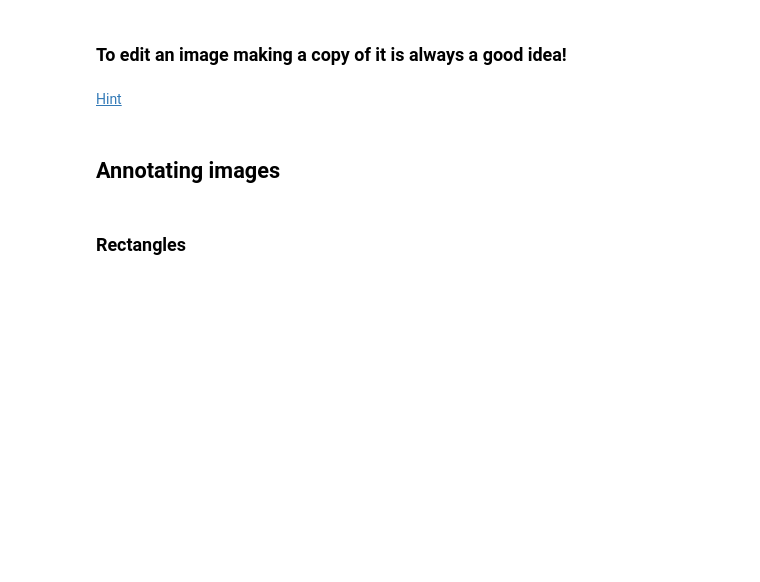
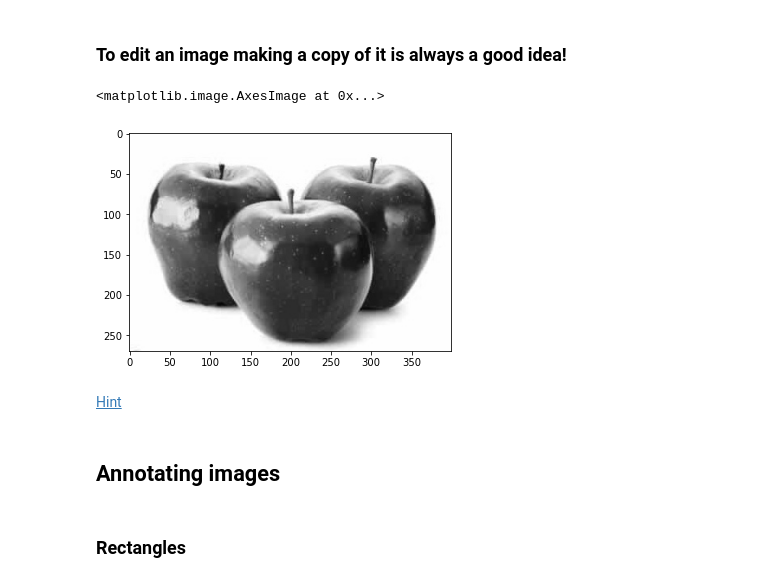
Before and after one commit to Tomjohnsonellis/strive-work, a Jupyter notebook: computer-vision/intro-and-annotations .ipynb, the cells around one changed output. Saved outputs shown, nothing was run; the diff lists cells and outputs as text; code cells hidden in the pictures; blank space fills up the shorter version.

```diff
--- a/computer-vision/Computer Vision Day 1 .ipynb
+++ b/computer-vision/intro-and-annotations .ipynb
@@ -157,6 +168,12 @@ plt.imshow(grayscale_version, cmap="gray")
 ### To edit an image making a copy of it is always a good idea!
 # %%
 # Load an image and then make a copy of it
+original_image = cv2.imread("cropped_apples.jpg")
+image_copy = original_image.copy()
+plt.imshow(image_copy)
+# %% [output]
+<matplotlib.image.AxesImage at 0x...>
+[figure, added]
 # %% [markdown]
 [Hint](# "use the numpy function ")
 # %% [markdown]
```
Also changed, not shown: parts of 4 cells of this notebook, 1 other file.
